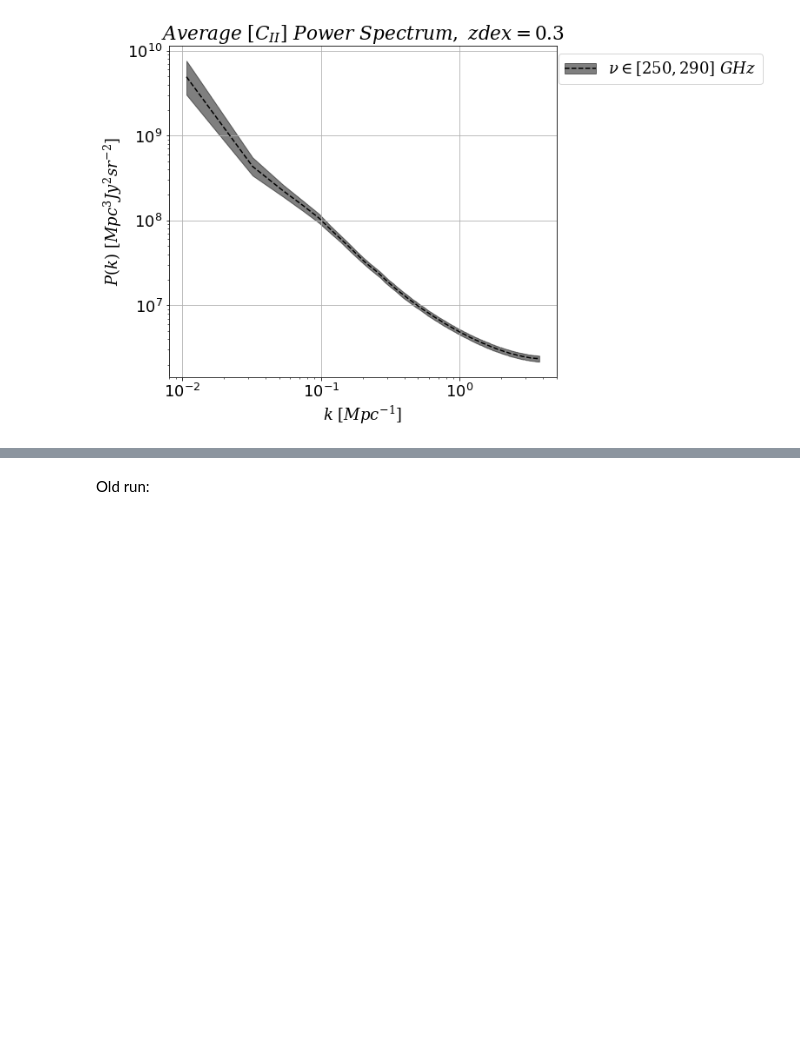
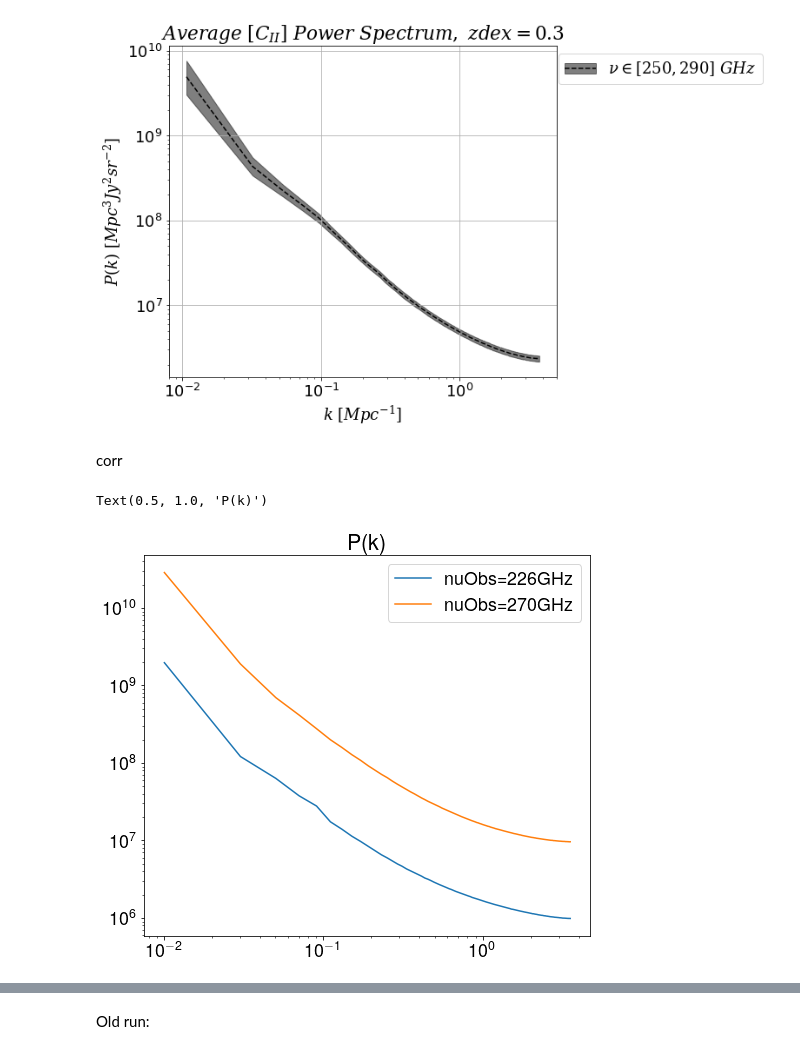
Before and after one commit to PatrickHorlaville/CITA_LIM, a Jupyter notebook: Many_Reals_Copy3.ipynb, the cells around one changed output, grey strips where cells are left out. Saved outputs shown, nothing was run; the diff lists cells and outputs as text; code cells hidden in the pictures; blank space fills up the shorter version.

```diff
--- a/Many_Reals_Copy3.ipynb
+++ b/Many_Reals_Copy3.ipynb
@@ -10,3 +10,6 @@ matplotlib.rcParams.update({'font.size': 18,'figure.figsize':[8,7]}) # Make figu
 #matplotlib.rcParams,update({}'figure.figsize'] = [8,7]
 from scipy.ndimage import gaussian_filter
 plt.rcParams["mathtext.fontset"] = "dejavuserif"
+
+plt.rcParams['text.usetex'] = True
+plt.rcParams['text.latex.preamble'] = '\\usepackage{tgheros}\\usepackage{sansmath}\\sansmath'
@@ -13,3 +18,12 @@ plt.rcParams["mathtext.fontset"] = "dejavuserif"
+# %%
+lc_paths = '/home/dongwooc/scratchspace/pprun_hiz_npz/'
+from os import listdir
+from os.path import isfile, join
+onlyfiles = [f for f in listdir(lc_paths) if isfile(join(lc_paths, f))]
+onlyfiles.remove('pksc2npz_5313591.out')
+onlyfiles.remove('pksc2npz.sh')
+for i in range(len(onlyfiles)):
+    onlyfiles[i] = lc_paths+onlyfiles[i]
 # %%
 # Initialize LineModel with default model
 m = lim()
@@ -892,3 +906,32 @@ plt.title(r'$Average\ [C_{II}]\ Power\ Spectrum,\ zdex=0.3$')
 # %% [output]
 Text(0.5, 1.0, '$Average\\ [C_{II}]\\ Power\\ Spectrum,\\ zdex=0.3$')
 [figure]
+# %% [markdown]
+corr
+# %%
+pspec226 = [0 for i in range(len(onlyfiles))]
+pspec270 = [0 for i in range(len(onlyfiles))]
+
+for i in range(len(onlyfiles)):
+    pspec226[i] = np.load('/mnt/scratch-lustre/horlaville/nuObs226_corr/zdex04/cii_pspec_nuObs226/cii_pspec'+str(i)+'.npy')
+    pspec270[i] = np.load('/mnt/scratch-lustre/horlaville/nuObs270_corr/zdex04/alpha_cii_0-024/alpha_mhi_0-74/Mmin_2-10e10/alpha0_-1_412/gamma0_0_31/pspec/cii_pspec'+str(i)+'.npy')
+# %%
+Pk_trend_26 = np.mean(pspec226, axis = 0)
+#Pk_26_up = np.percentile(dex03, 84, axis = 0)
+#Pk_03_down = np.percentile(dex03, 16, axis = 0)
+
+Pk_trend_70 = np.mean(pspec270, axis = 0)
+#Pk_26_up = np.percentile(dex03, 84, axis = 0)
+#Pk_03_down = np.percentile(dex03, 16, axis = 0)
+
+k_arr = np.load('/mnt/scratch-lustre/horlaville/nuObs226_corr/zdex04/cii_pspec_nuObs226/cii_pspec_ksim.npy')
+# %%
+plt.plot(k_arr, Pk_trend_26, label='nuObs=226GHz')
+plt.plot(k_arr, Pk_trend_70, label='nuObs=270GHz')
+plt.xscale('log')
+plt.yscale('log')
+plt.legend()
+plt.title('P(k)')
+# %% [output]
+Text(0.5, 1.0, 'P(k)')
+[figure, added]
```
Also changed, not shown: parts of 9 cells of this notebook, 11 other files.
